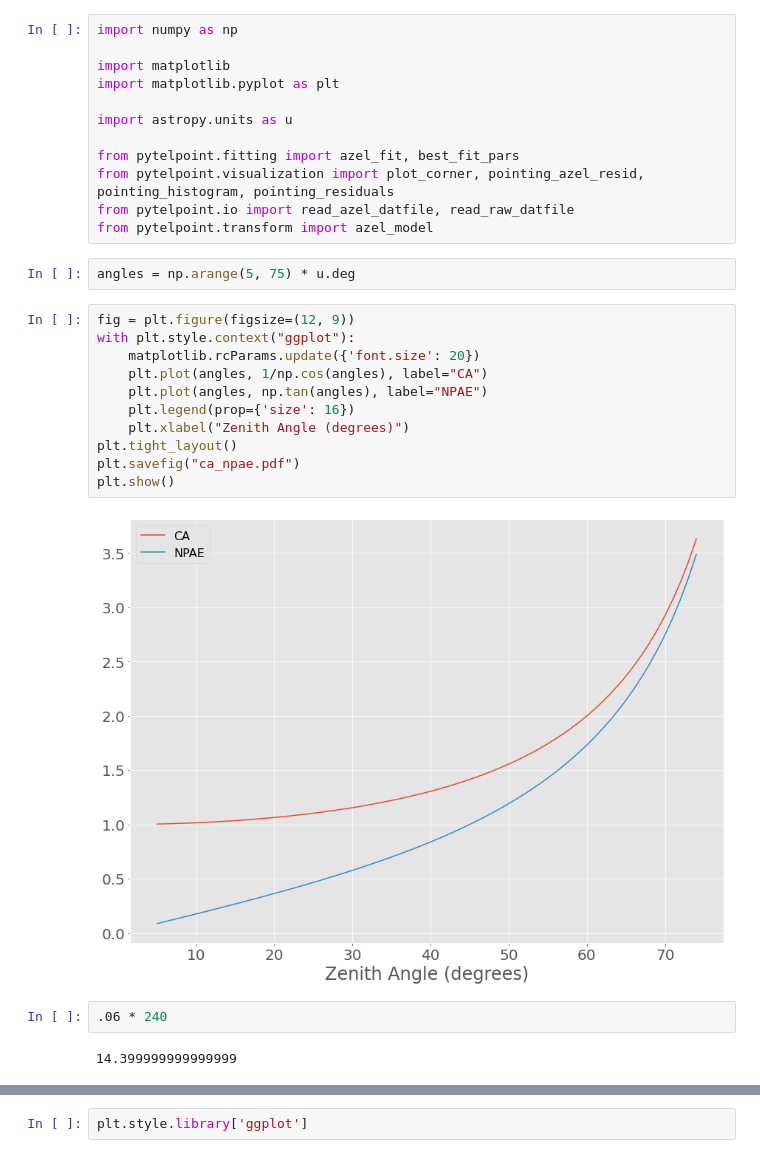
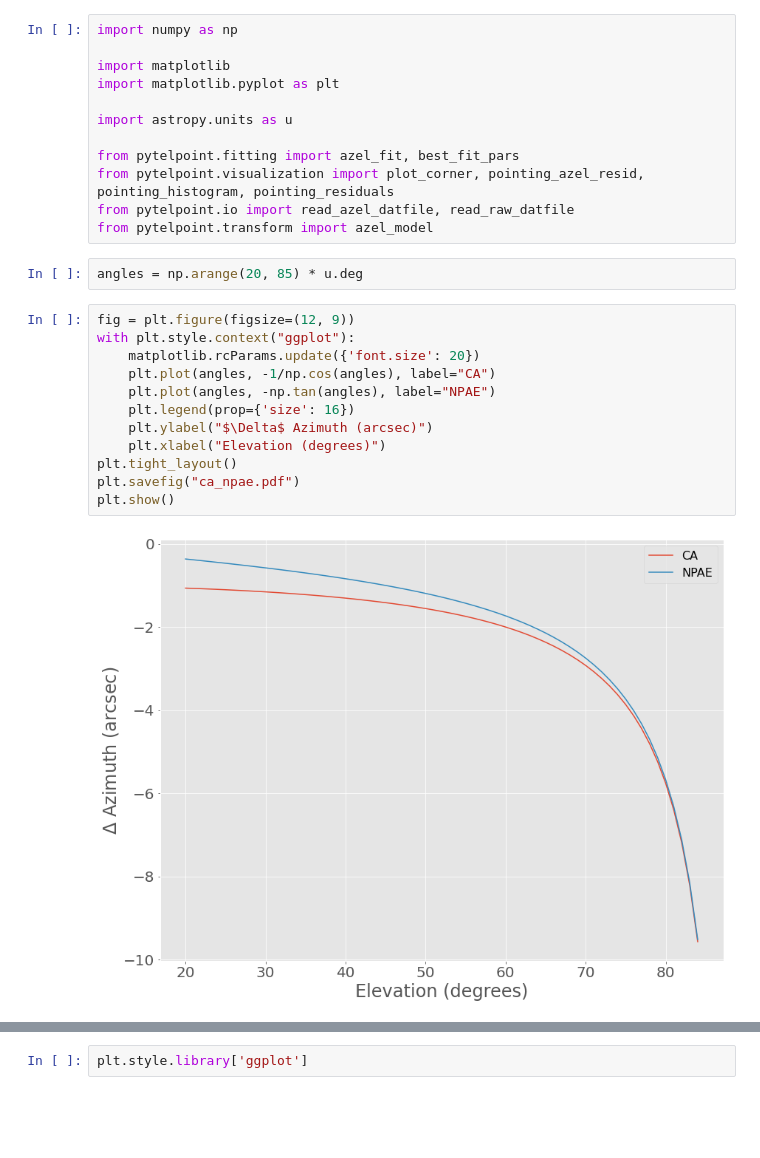
Before and after one commit to MMTObservatory/pytelpoint, a Jupyter notebook: notebooks/spie.ipynb, the cells around one changed output, grey strips where cells are left out. Saved outputs shown, nothing was run; the diff lists cells and outputs as text; blank space fills up the shorter version.

```diff
--- a/notebooks/spie.ipynb
+++ b/notebooks/spie.ipynb
@@ -11,21 +11,18 @@ from pytelpoint.visualization import plot_corner, pointing_azel_resid, pointing_
 from pytelpoint.io import read_azel_datfile, read_raw_datfile
 from pytelpoint.transform import azel_model
 # %%
-angles = np.arange(5, 75) * u.deg
+angles = np.arange(20, 85) * u.deg
 # %%
 fig = plt.figure(figsize=(12, 9))
 with plt.style.context("ggplot"):
     matplotlib.rcParams.update({'font.size': 20})
-    plt.plot(angles, 1/np.cos(angles), label="CA")
-    plt.plot(angles, np.tan(angles), label="NPAE")
+    plt.plot(angles, -1/np.cos(angles), label="CA")
+    plt.plot(angles, -np.tan(angles), label="NPAE")
     plt.legend(prop={'size': 16})
-    plt.xlabel("Zenith Angle (degrees)")
+    plt.ylabel("$\Delta$ Azimuth (arcsec)")
+    plt.xlabel("Elevation (degrees)")
 plt.tight_layout()
 plt.savefig("ca_npae.pdf")
 plt.show()
 # %% [output]
-[figure, old version]
+[figure, new version]
-# %%
-.06 * 240
-# %% [output]
-14.399999999999999
```
Also changed, not shown: parts of 1 cell of this notebook, 1 other file.
